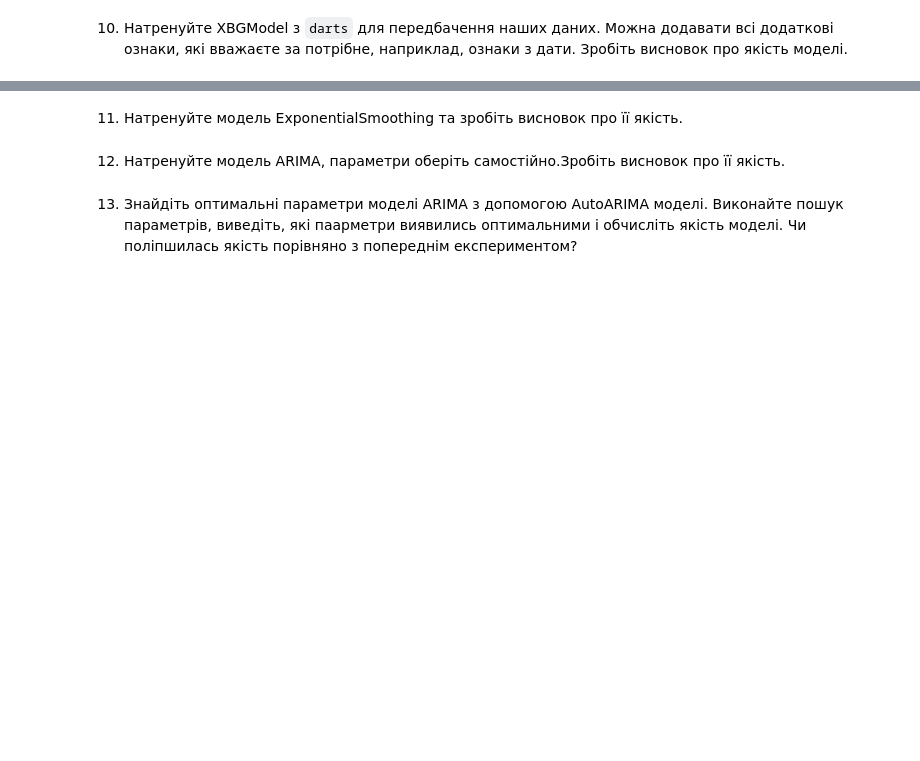
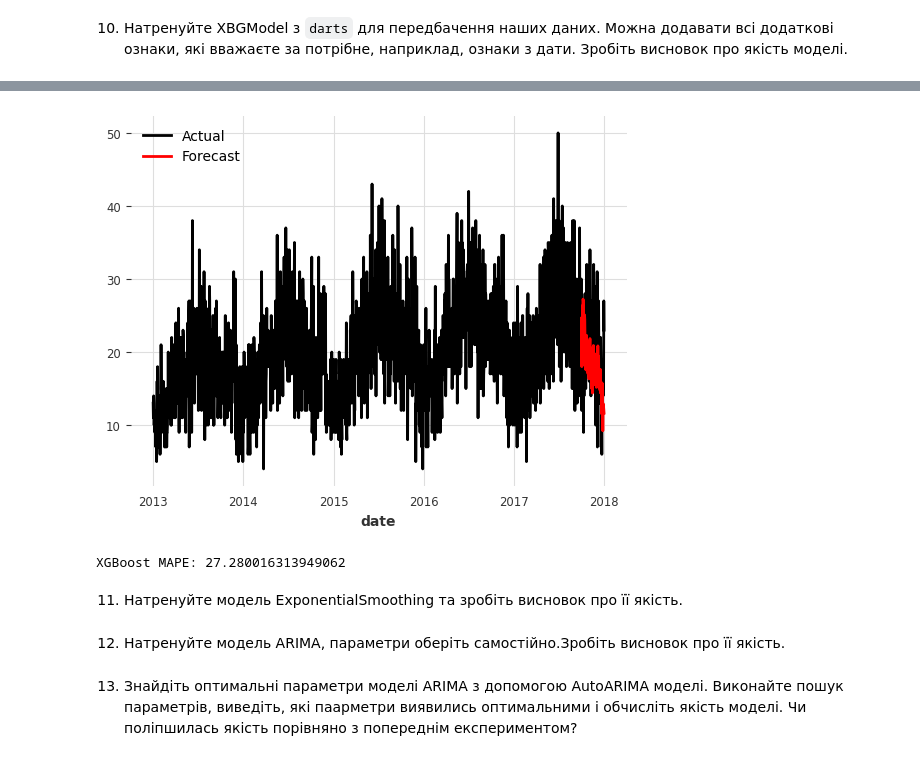
Before and after one commit to chornamarta/ml3.0, a Jupyter notebook: Module 2/TimeSeries/HW_2_5_Time_Series_Analysis.ipynb, the cells around one changed output, grey strips where cells are left out. Cells and saved outputs as stored; diff of their text form; code cells hidden in the pictures; blank space fills up the shorter version.

```diff
--- a/Module 2/TimeSeries/HW_2_5_Time_Series_Analysis.ipynb
+++ b/Module 2/TimeSeries/HW_2_5_Time_Series_Analysis.ipynb
@@ -280,0 +312,17 @@ Mean absolute percentage error for the combined naive drift + seasonal: 30.17%.
+# %%
+scaler = Scaler()
+train_transformed = scaler.fit_transform(train)
+test_transformed = scaler.transform(val)
+# %%
+model = XGBModel(
+    lags=7,
+    output_chunk_length=1,
+    n_estimators=500,
+    max_depth=7,
+    learning_rate=0.1,
+    subsample=0.8,
+    colsample_bytree=0.8
+)
+# %%
+model.fit(train_transformed)
+pred = model.predict(n)
@@ -281,3 +349,15 @@ Mean absolute percentage error for the combined naive drift + seasonal: 30.17%.
+# %%
+forecast = scaler.inverse_transform(model.predict(len(val)))
+series.plot(label='Actual');
+forecast.plot(label='Forecast', color='red');
+plt.legend()
+plt.show()
+# %% [output]
+[figure, added]
+# %%
+print("XGBoost MAPE:", mape(val, forecast))
+# %% [output]
+XGBoost MAPE: 27.280016313949062
 # %% [markdown]
 11. Натренуйте модель ExponentialSmoothing та зробіть висновок про її якість.
 # %% [markdown]
```
Also changed, not shown: parts of 12 cells of this notebook.
